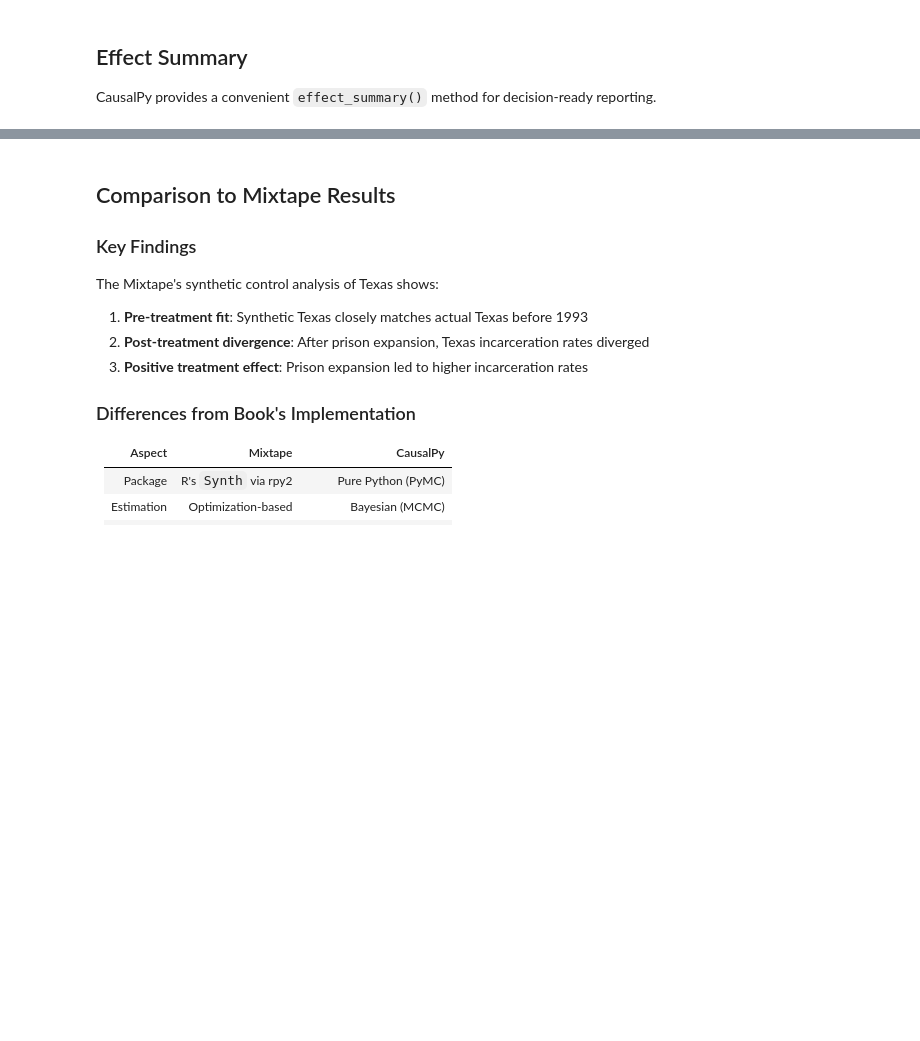
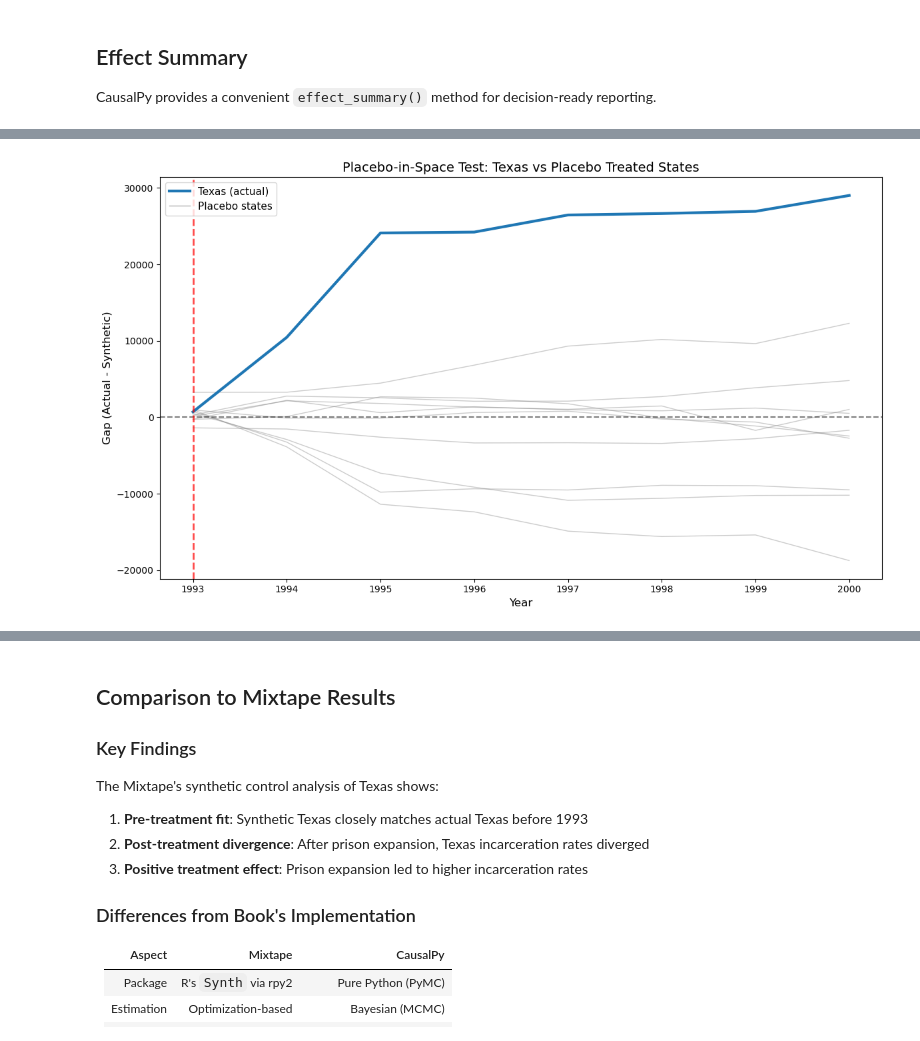
Before and after one commit to drbenvincent/mixtape-causalpy, a Jupyter notebook: notebooks/10_synthetic_control.ipynb, the cells around one changed output, grey strips where cells are left out. Saved outputs shown, nothing was run; the diff lists cells and outputs as text; code cells hidden in the pictures; blank space fills up the shorter version.

```diff
--- a/notebooks/10_synthetic_control.ipynb
+++ b/notebooks/10_synthetic_control.ipynb
@@ -384,0 +537,36 @@ stats.table
+# %%
+# Plot Texas gap vs placebo gaps
+fig, ax = plt.subplots(figsize=(12, 7))
+
+# Plot each placebo gap in gray
+for state, gap in placebo_gaps.items():
+    ax.plot(years_post, gap, color="gray", alpha=0.4, linewidth=1, label=None)
+
+# Plot Texas gap in bold
+ax.plot(
+    years_post, texas_gap, color="C0", linewidth=3, label="Texas (actual treatment)"
+)
+
+# Add a zero line
+ax.axhline(y=0, color="black", linestyle="--", alpha=0.5)
+
+# Add treatment time
+ax.axvline(x=treatment_time, color="red", linestyle="--", linewidth=2, alpha=0.7)
+
+# Create custom legend
+from matplotlib.lines import Line2D
+
+legend_elements = [
+    Line2D([0], [0], color="C0", linewidth=3, label="Texas (actual)"),
+    Line2D([0], [0], color="gray", linewidth=1, alpha=0.6, label="Placebo states"),
+]
+ax.legend(handles=legend_elements, loc="upper left", fontsize=11)
+
+ax.set_xlabel("Year", fontsize=12)
+ax.set_ylabel("Gap (Actual - Synthetic)", fontsize=12)
+ax.set_title("Placebo-in-Space Test: Texas vs Placebo Treated States", fontsize=14)
+
+plt.tight_layout()
+plt.show()
+# %% [output]
+[figure, added]
```
Also changed, not shown: parts of 14 cells of this notebook, 3 other files.
